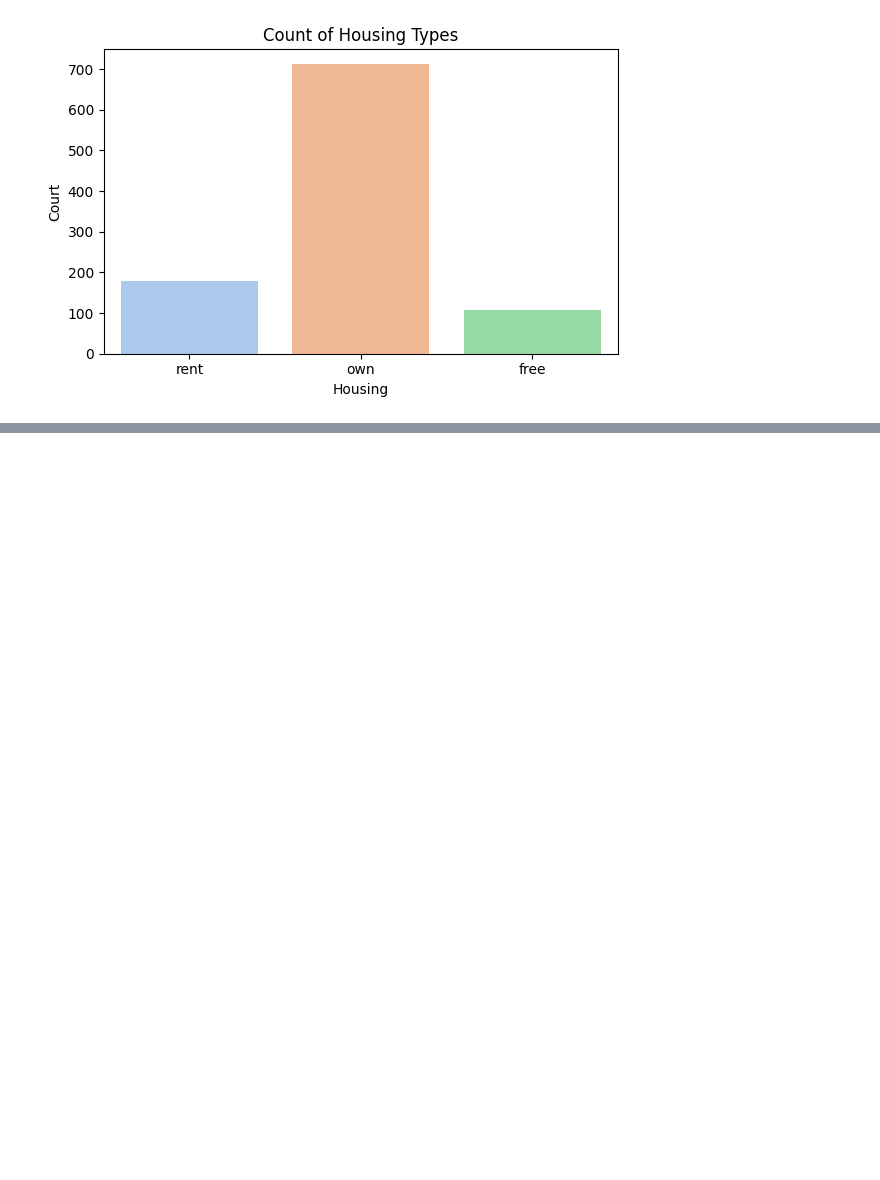
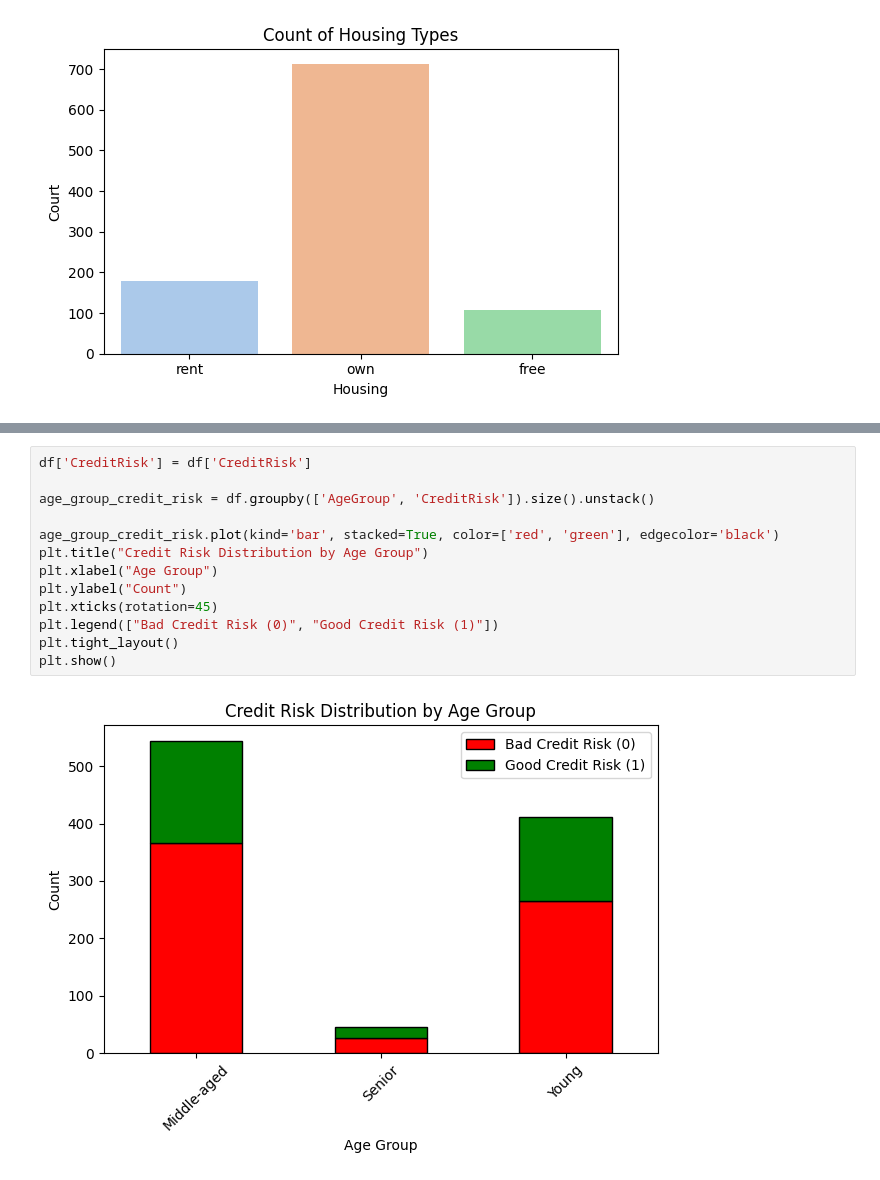
Before and after one commit to Archi-2004/demo-project, a Jupyter notebook: notebook/model.ipynb, the cells around one changed output, grey strips where cells are left out. Cells and saved outputs as stored; diff of their text form; blank space fills up the shorter version.

```diff
--- a/notebook/model.ipynb
+++ b/notebook/model.ipynb
@@ -208,0 +182,15 @@ NameError: name 'ptint' is not defined
+# %%
+df['CreditRisk'] = df['CreditRisk']
+
+age_group_credit_risk = df.groupby(['AgeGroup', 'CreditRisk']).size().unstack()
+
+age_group_credit_risk.plot(kind='bar', stacked=True, color=['red', 'green'], edgecolor='black')
+plt.title("Credit Risk Distribution by Age Group")
+plt.xlabel("Age Group")
+plt.ylabel("Count")
+plt.xticks(rotation=45)
+plt.legend(["Bad Credit Risk (0)", "Good Credit Risk (1)"])
+plt.tight_layout()
+plt.show()
+# %% [output]
+[figure, added]
```
Also changed, not shown: parts of 10 cells of this notebook, 1 other file.
